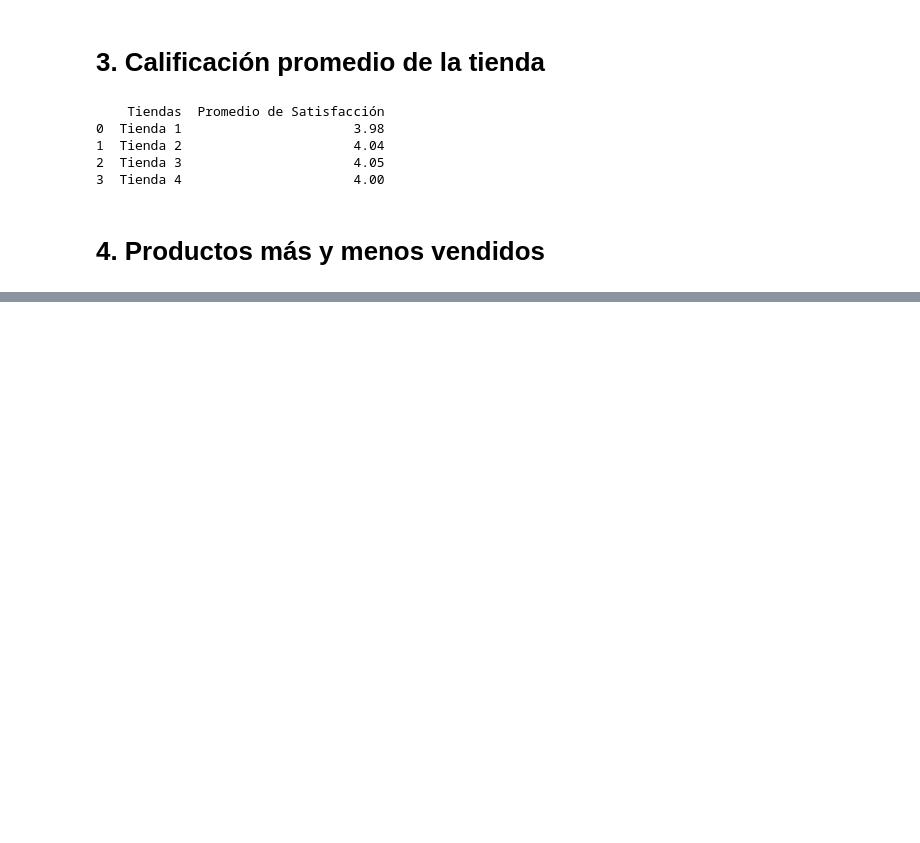
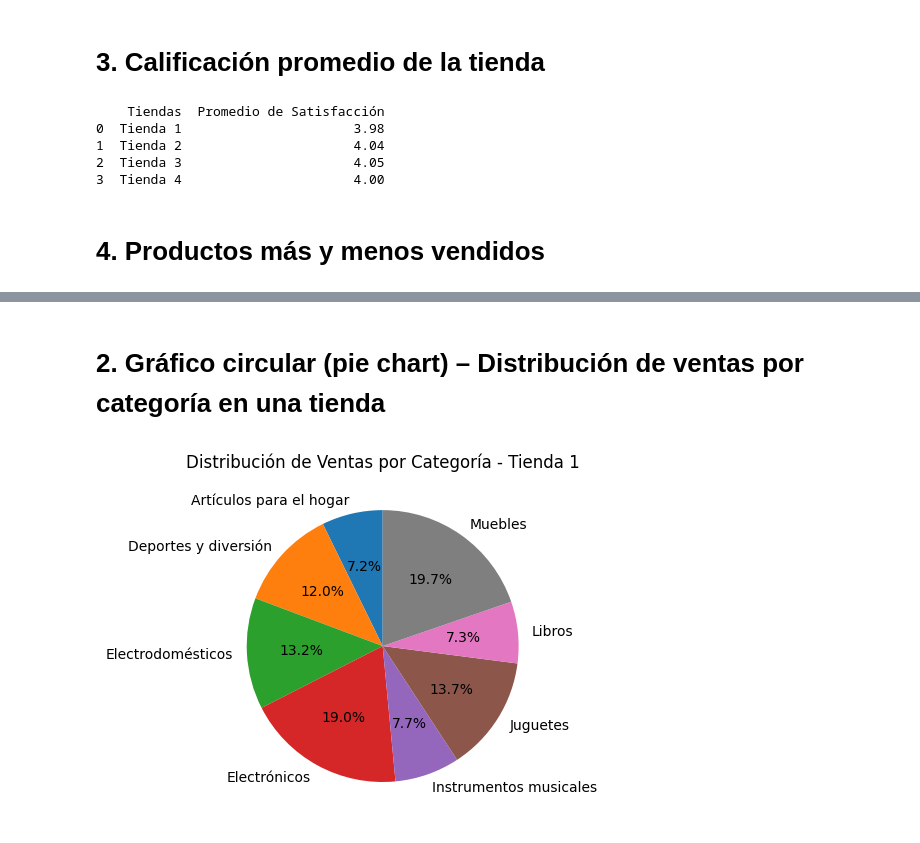
Before and after one commit to smringdesigns/Tienda_Alura_Store, a Jupyter notebook: AluraStoreLatam.ipynb, the cells around one changed output, grey strips where cells are left out. Saved outputs shown, nothing was run; the diff lists cells and outputs as text; code cells hidden in the pictures; blank space fills up the shorter version.

```diff
--- a/AluraStoreLatam.ipynb
+++ b/AluraStoreLatam.ipynb
@@ -123,0 +229,12 @@ print(dt_calificacion)
+# %% [markdown]
+# **2. Gráfico circular (pie chart) – Distribución de ventas por categoría en una tienda**
+# %%
+ventas_por_categoria = tienda.groupby('Categoría del Producto')['Producto'].count()
+
+plt.figure(figsize=(5, 5))
+plt.pie(ventas_por_categoria, labels=ventas_por_categoria.index, autopct='%1.1f%%', startangle=90)
+plt.title('Distribución de Ventas por Categoría - Tienda 1')
+plt.tight_layout()
+plt.show()
+# %% [output]
+[figure, added]
```
Also changed, not shown: parts of 12 cells of this notebook.
